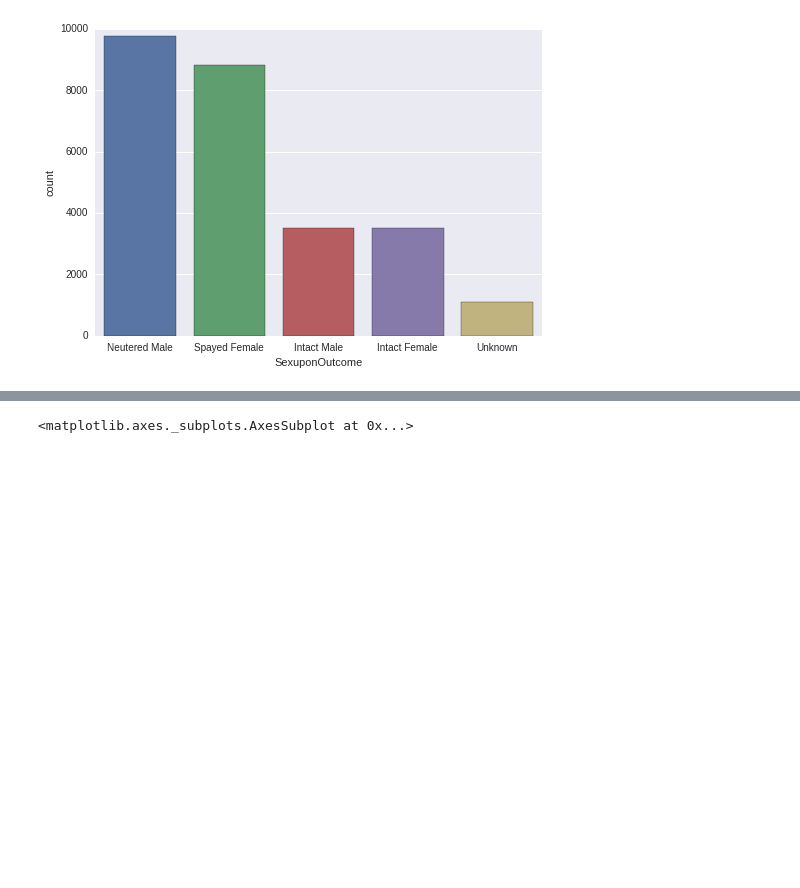
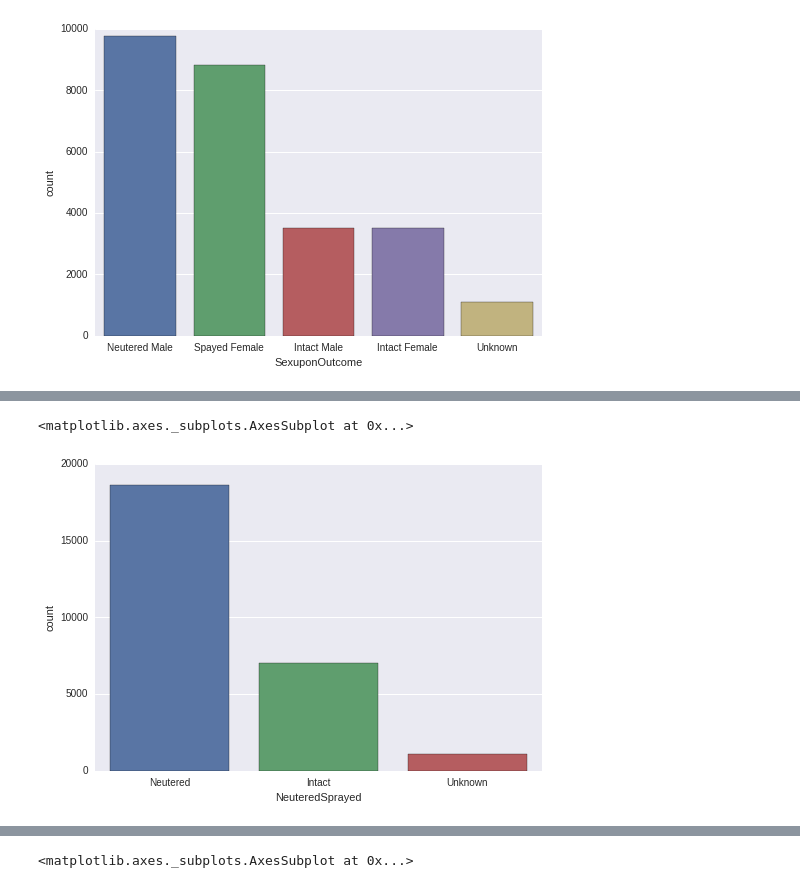
Before and after one commit to jakesherman/shelter-animals-kaggle, a Jupyter notebook: 1-exploring.ipynb, the cells around one changed output, grey strips where cells are left out. Saved outputs shown, nothing was run; the diff lists cells and outputs as text; code cells hidden in the pictures; blank space fills up the shorter version.

```diff
--- a/1-exploring.ipynb
+++ b/1-exploring.ipynb
@@ -116,0 +113,20 @@ create_sex(list(train['SexuponOutcome']))
+# %%
+def create_sex_variables(SexuponOutcome):
+    results = []
+    for row in SexuponOutcome:
+        row = row.split(' ')
+        if len(row) == 1:
+            row = ['Unknown', 'Unknown']
+        results.append(row)
+    return zip(*[['Neutered', x[1]] if x[0] == 'Spayed' else x for x in results])
+
+# 1 NA value, fill it in with 'Unknown'
+NeuteredSprayed, Sex =create_sex_variables(list(train['SexuponOutcome'].fillna('Unknown')))
+train['NeuteredSprayed'] = NeuteredSprayed
+train['Sex'] = Sex
+train.drop(['SexuponOutcome'], axis = 1, inplace = True)
+# %%
+sns.countplot(x = "NeuteredSprayed", data = train)
+# %% [output]
+<matplotlib.axes._subplots.AxesSubplot at 0x...>
+[figure, added]
```
Also changed, not shown: parts of 35 cells of this notebook.
